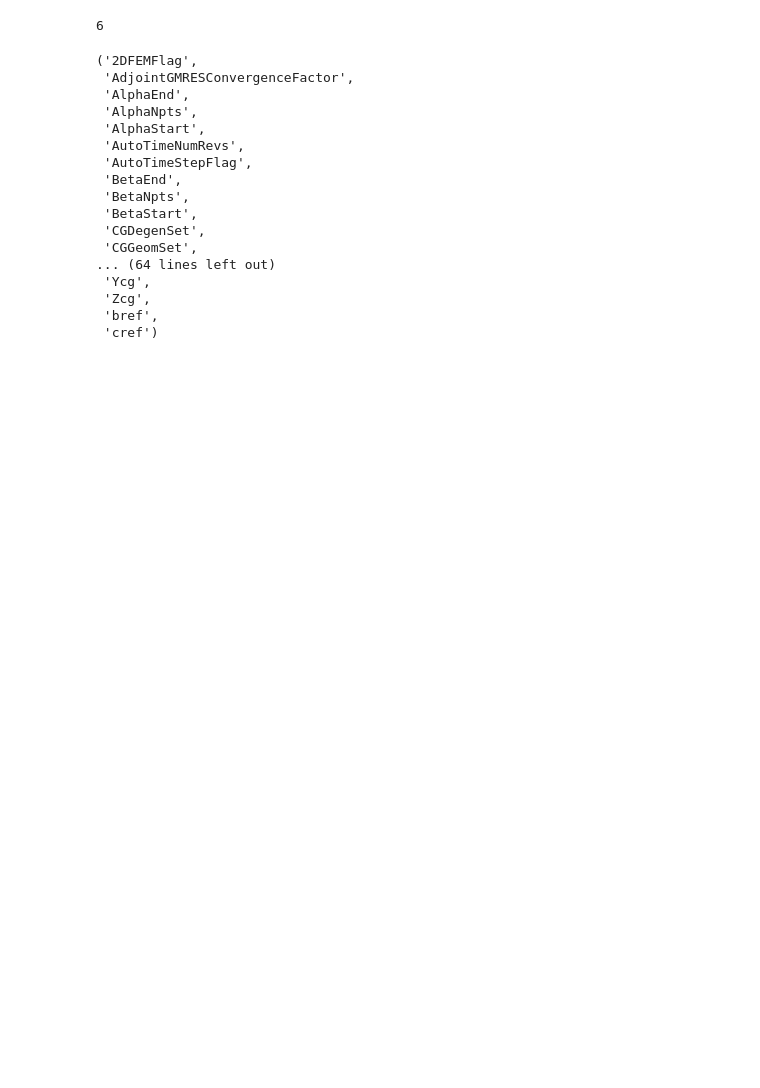
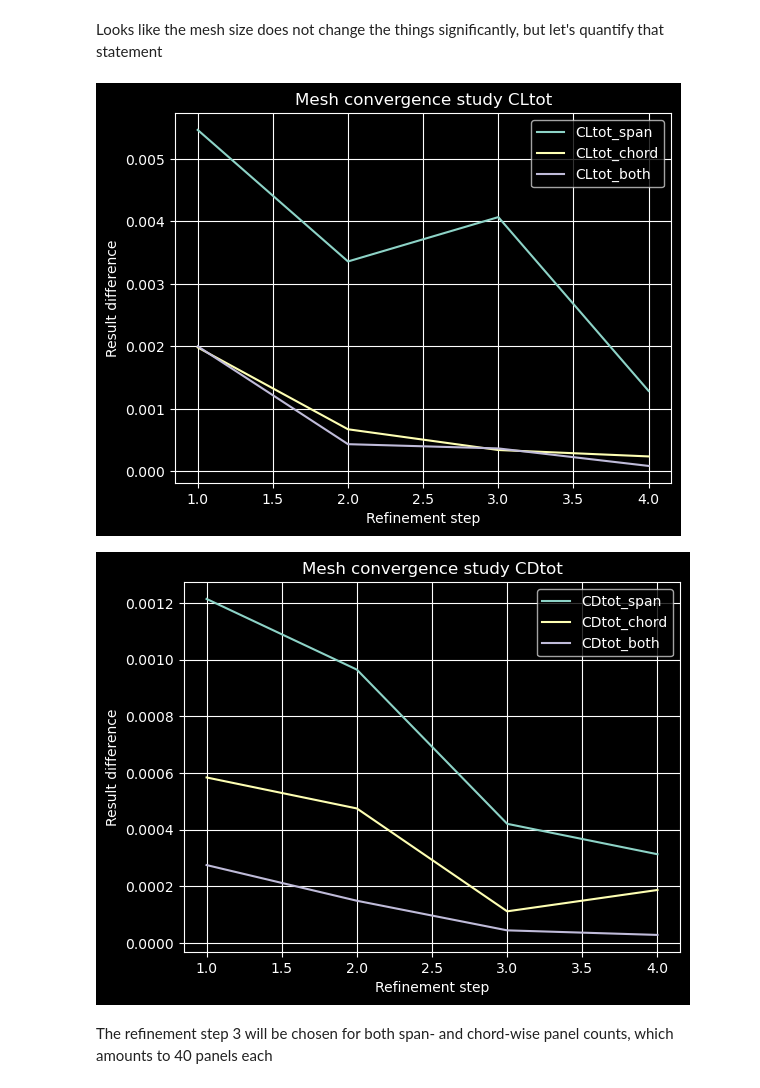
Before and after one commit to UavYuriyS/ad_assignments, a Jupyter notebook: assignment1/vsp_analysis.ipynb, the cells around one changed output. Drawn from its saved outputs; the diff is of its cells as text; code cells hidden in the pictures; blank space fills up the shorter version.

```diff
--- a/assignment1/vsp_analysis.ipynb
+++ b/assignment1/vsp_analysis.ipynb
@@ -49,0 +152,2 @@ Alphas = [vsp.GetDoubleResults(vsp.FindResultsID("VSPAERO_History", x), "Alpha",
+# %%
+data_t2_both = manager.parallel_sweep_analysis([_as1, _as2], to_get)
@@ -79,37 +191,25 @@ vsp.Update()
-# %%
-geom = vsp.FindGeomsWithName("WingGeom")[0]
-
-xsec_surf = vsp.GetXSecSurf(geom, 0)
-# IDK why there are two sections even though there is only one in the GUI
-# The first one is default?
-xsec = vsp.GetXSec(xsec_surf, 1)
-sec_tess_u = vsp.GetXSecParm(xsec, 'SectTess_U')
-
-vsp.GetIntParmVal(sec_tess_u)
-
-
-sec_tess_w = [x for x in vsp.GetGeomParmIDs(geom) if vsp.GetParmName(x) == 'SectTess_U'][0]
-
-vsp.GetIntParmVal(sec_tess_w)
-# %% [output]
-6
-# %%
-vsp.GetAnalysisInputNames("VSPAEROSweep")
-# %% [output]
-('2DFEMFlag',
- 'AdjointGMRESConvergenceFactor',
- 'AlphaEnd',
- 'AlphaNpts',
- 'AlphaStart',
- 'AutoTimeNumRevs',
- 'AutoTimeStepFlag',
- 'BetaEnd',
- 'BetaNpts',
- 'BetaStart',
- 'CGDegenSet',
- 'CGGeomSet',
-... (64 lines left out)
- 'Ycg',
- 'Zcg',
- 'bref',
- 'cref')
+# %% [markdown]
+Looks like the mesh size does not change the things significantly, but let's quantify that statement
+# %%
+import numpy as np
+
+n_panel_span = DEFAULT_W * np.linspace(_as2.start, _as2.end, N_POINTS, dtype=int)
+n_panel_chord = DEFAULT_U * np.linspace(_as1.start, _as1.end, N_POINTS, dtype=int)
+n_panel_both = np.linspace(_as2.start, _as2.end, N_POINTS, dtype=int) * np.linspace(_as1.start, _as1.end, N_POINTS, dtype=int)
+
+for graph in ['CLtot', 'CDtot']:
+    for label, data, counts in zip(['span', 'chord', 'both'], [data_t2_span, data_t2_chord, data_t2_both], [n_panel_span, n_panel_chord, n_panel_both]):
+        data_diff = np.sum(np.abs(np.diff([v[graph] for k, v in data.items()], axis=0)), axis=1)
+        plt.plot(range(1, N_POINTS), data_diff / np.diff(counts), label=f"{graph}_{label}")
+
+    plt.xlabel("Refinement step")
+    plt.ylabel("Result difference")
+    plt.title(f"Mesh convergence study: {graph}")
+    plt.legend()
+    plt.grid()
+    plt.show()
+# %% [output]
+[figure, added]
+[figure, added]
+# %% [markdown]
+The refinement step 3 will be chosen for both span- and chord-wise panel counts, which amounts to 40 panels each
```
Also changed, not shown: parts of 22 cells of this notebook, 8 other files.
